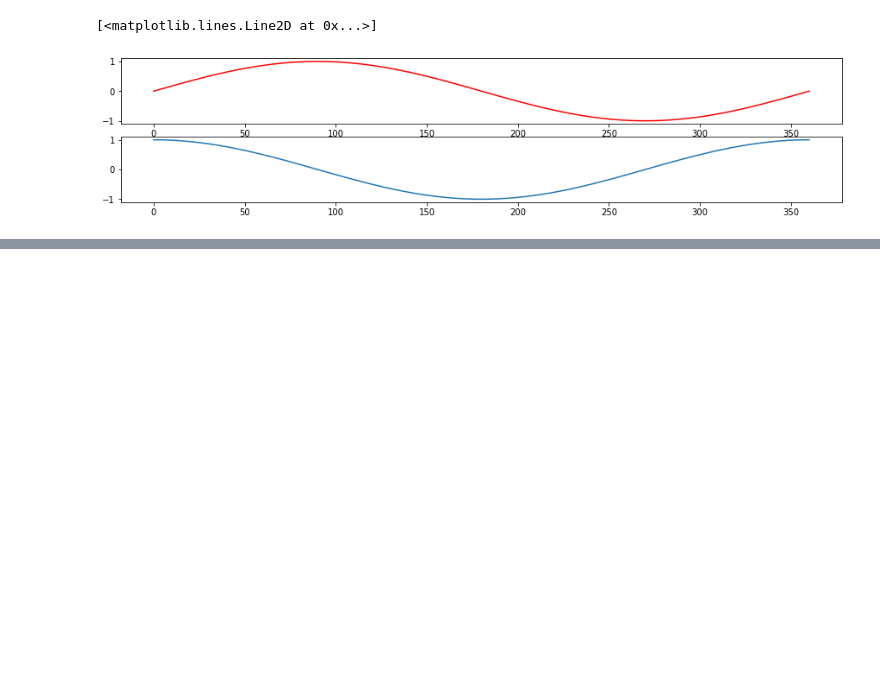
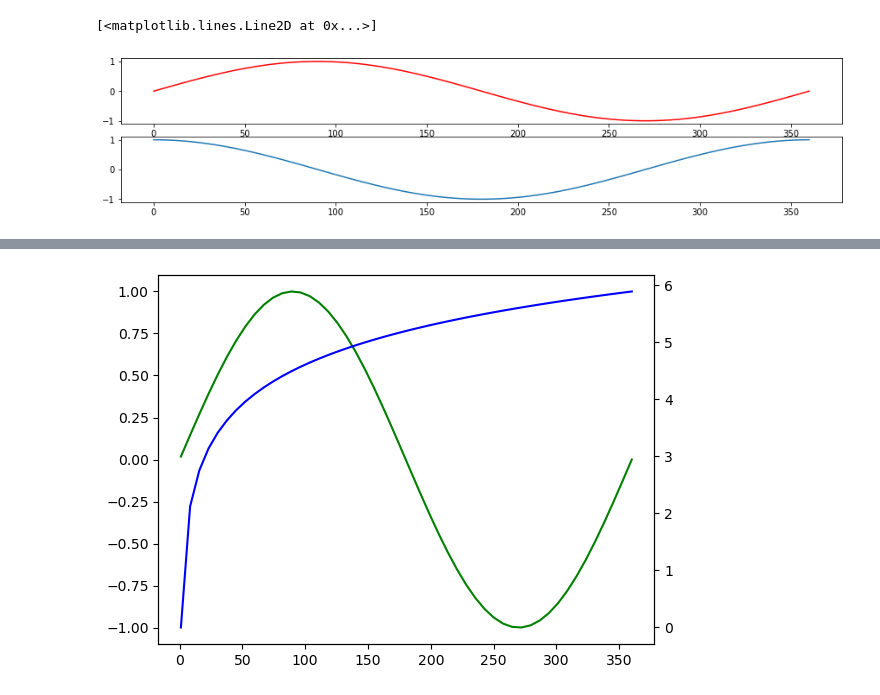
Before and after one commit to KiaShamaei/dataScience, a Jupyter notebook: mathplotlib/twinx.ipynb, the cells around one changed output, grey strips where cells are left out. Cells and saved outputs as stored; diff of their text form; code cells hidden in the pictures; blank space fills up the shorter version.

```diff
--- a/mathplotlib/twinx.ipynb
+++ b/mathplotlib/twinx.ipynb
@@ -26,0 +67,7 @@ plt.plot(x,y1, )
+# %%
+fig , ax = plt.subplots()
+ax.plot(x,z,'g')
+ax1 = ax.twinx()
+ax1.plot(x,z2,'b');
+# %% [output]
+[figure, added]
```
Also changed, not shown: parts of 4 cells of this notebook, 1 other file.
